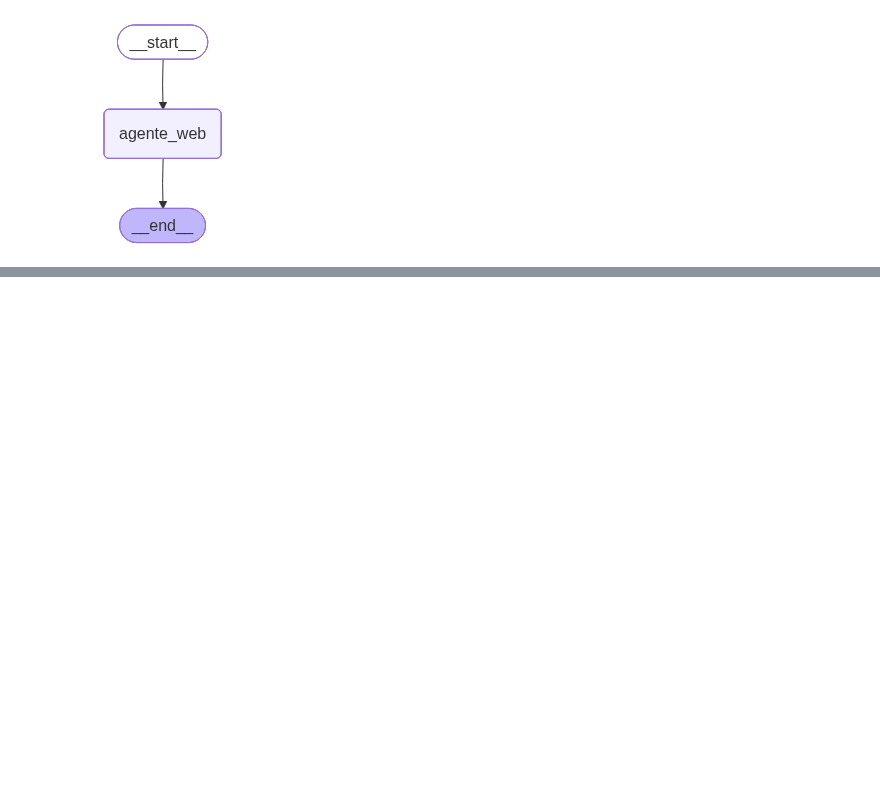
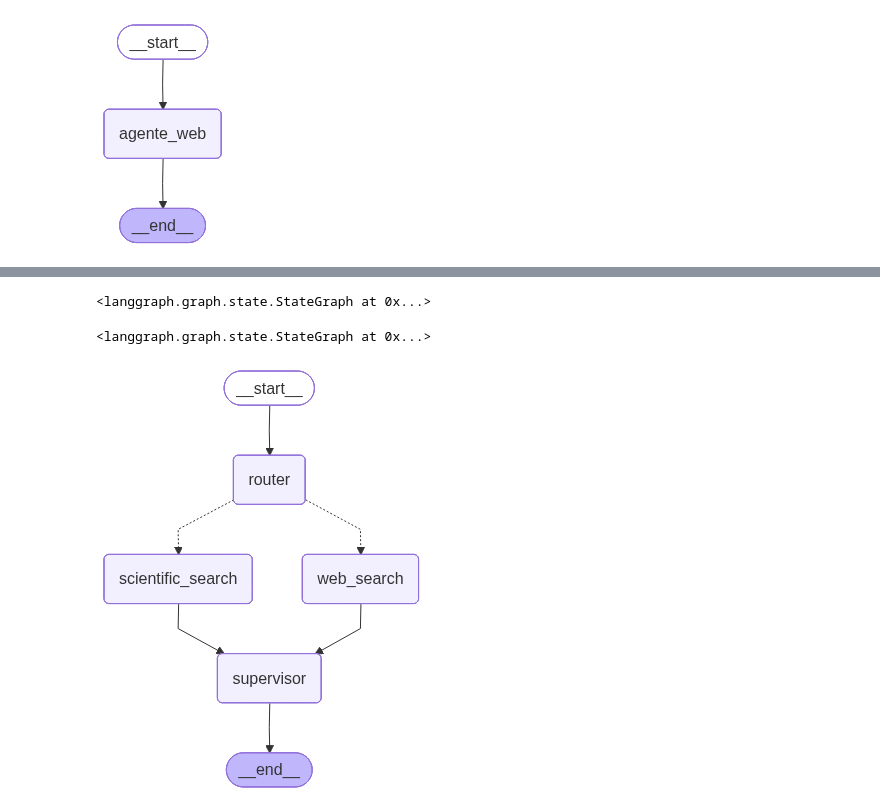
Before and after one commit to Ivan8Garcia/Proyectos-n8n-RAG-AgentesIA, a Jupyter notebook: AgenteIA_conLangGraph.ipynb, the cells around one changed output, grey strips where cells are left out. Drawn from its saved outputs; the diff is of its cells as text; code cells hidden in the pictures; blank space fills up the shorter version.

```diff
--- a/AgenteIA_conLangGraph.ipynb
+++ b/AgenteIA_conLangGraph.ipynb
@@ -305,0 +378,30 @@ print(resultado["web_answer"])
+# %%
+workflow= StateGraph(AgentState)
+# %%
+workflow.add_node("router", router_agent)
+workflow.add_node("web_search", funcion_agente_web)
+workflow.add_node("scientific_search", funcion_agente_cientifico)
+workflow.add_node("supervisor", supervisor_node)
+# %% [output]
+<langgraph.graph.state.StateGraph at 0x...>
+# %%
+workflow.add_edge(START, "router")
+workflow.add_conditional_edges(
+    "router",
+    lambda state: state["router_decision"],
+    {
+        "web_search": "web_search",
+        "scientific_search": "scientific_search"
+    }
+)
+workflow.add_edge("web_search", "supervisor")
+workflow.add_edge("scientific_search", "supervisor")
+workflow.add_edge("supervisor", END)
+# %% [output]
+<langgraph.graph.state.StateGraph at 0x...>
+# %%
+app=workflow.compile()
+# %%
+Image(app.get_graph().draw_mermaid_png())
+# %% [output]
+[figure, added]
```
Also changed, not shown: parts of 21 cells of this notebook.
